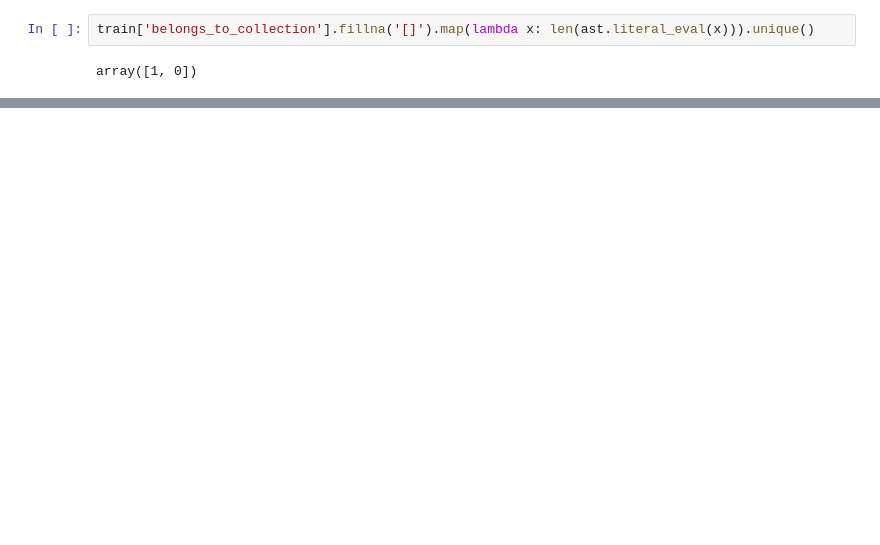
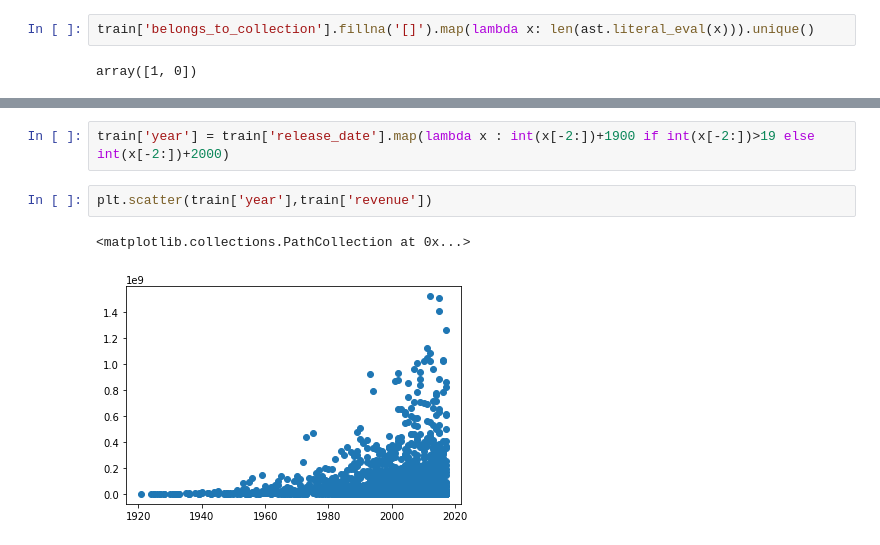
Before and after one commit to ralhadeff/kaggle-competitions, a Jupyter notebook: TMDB/tmdb-EDA.ipynb, the cells around one changed output, grey strips where cells are left out. Cells and saved outputs as stored; diff of their text form; blank space fills up the shorter version.

```diff
--- a/TMDB/tmdb-EDA.ipynb
+++ b/TMDB/tmdb-EDA.ipynb
@@ -159,0 +292,7 @@ Name: belongs_to_collection, Length: 423, dtype: int64
+# %%
+train['year'] = train['release_date'].map(lambda x : int(x[-2:])+1900 if int(x[-2:])>19 else int(x[-2:])+2000)
+# %%
+plt.scatter(train['year'],train['revenue'])
+# %% [output]
+<matplotlib.collections.PathCollection at 0x...>
+[figure, added]
```
Also changed, not shown: parts of 50 cells of this notebook.
